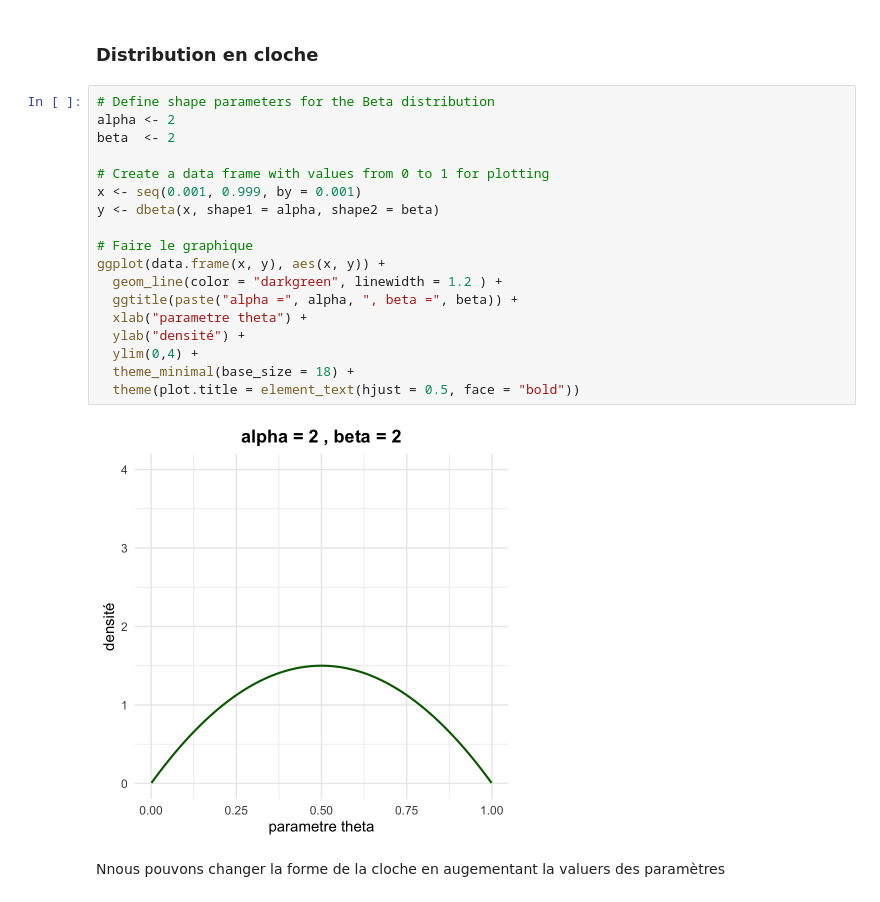
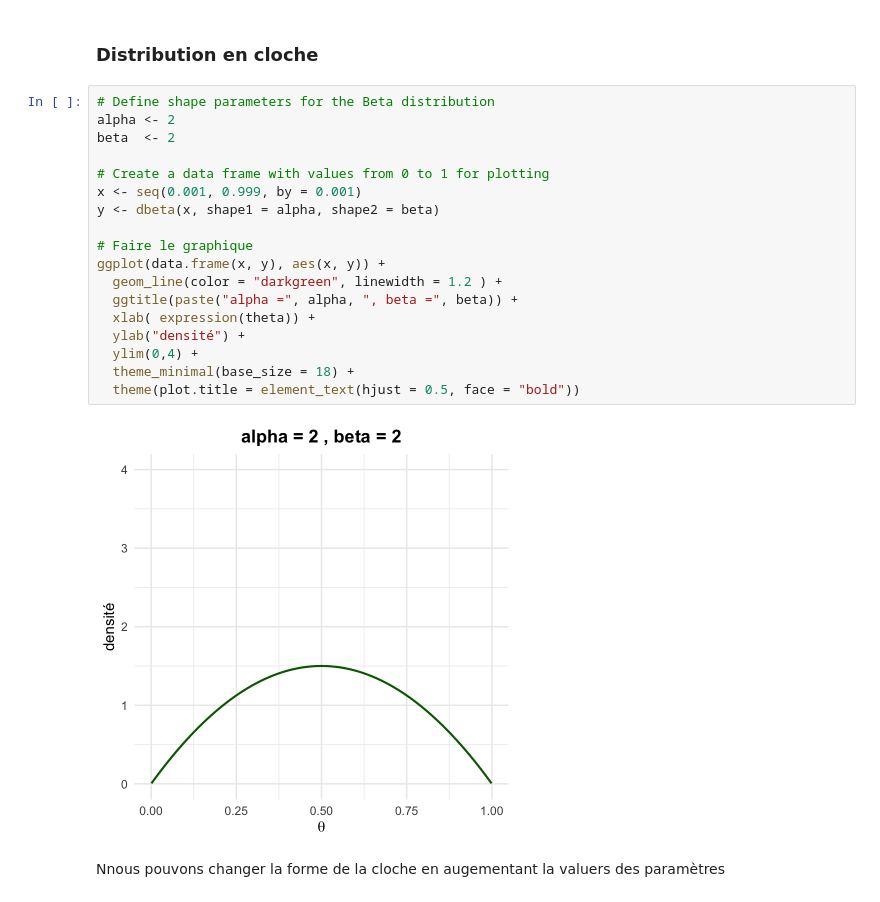
Before and after one commit to Affect-Learning-Decisions-Lab/cours_751526, a Jupyter notebook: priors/priors.ipynb, the cells around one changed output. Saved outputs shown, nothing was run; the diff lists cells and outputs as text.

```diff
--- a/priors/priors.ipynb
+++ b/priors/priors.ipynb
@@ -106,23 +106,23 @@ ggplot(data.frame(x, y), aes(x, y)) +
 # %%
 # Define shape parameters for the Beta distribution
 alpha <- 2
 beta  <- 2
 
 # Create a data frame with values from 0 to 1 for plotting
 x <- seq(0.001, 0.999, by = 0.001)
 y <- dbeta(x, shape1 = alpha, shape2 = beta)
 
 # Faire le graphique
 ggplot(data.frame(x, y), aes(x, y)) +
   geom_line(color = "darkgreen", linewidth = 1.2 ) +
   ggtitle(paste("alpha =", alpha, ", beta =", beta)) +
-  xlab("parametre theta") +
+  xlab( expression(theta)) +
   ylab("densité") +
   ylim(0,4) +
   theme_minimal(base_size = 18) +
   theme(plot.title = element_text(hjust = 0.5, face = "bold"))
 # %% [output]
-[figure, old version]
+[figure, new version]
 # %% [markdown]
 Nnous pouvons changer la forme de la cloche en augementant la valuers des paramètres
 # %%
```
Also changed, not shown: parts of 6 cells of this notebook, 2 other files.
